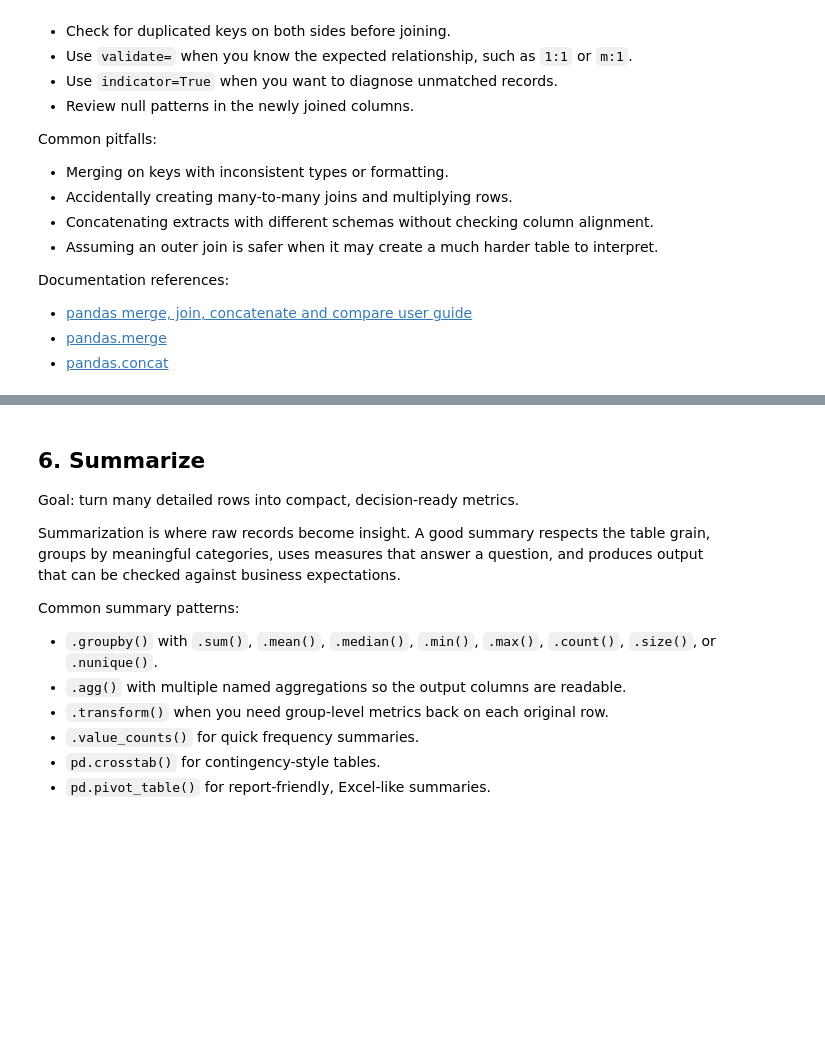
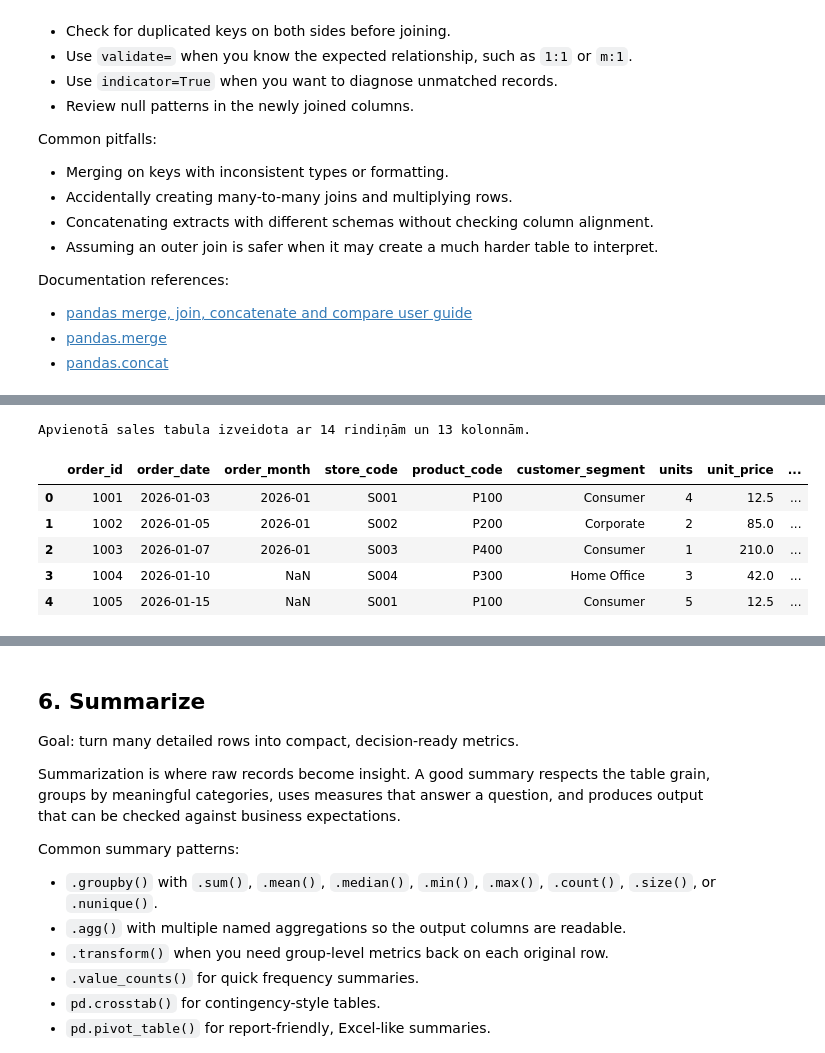
Before and after one commit to ValRCS/RTU_Python_CSP, a Jupyter notebook: notebooks/day4_pandas_full_worfklow_colab.ipynb, the cells around one changed output, grey strips where cells are left out. Cells and saved outputs as stored; diff of their text form; code cells hidden in the pictures; blank space fills up the shorter version.

```diff
--- a/notebooks/day4_pandas_full_worfklow_colab.ipynb
+++ b/notebooks/day4_pandas_full_worfklow_colab.ipynb
@@ -821,0 +943,6 @@ Documentation references:
+# %%
+# tātad ja zinam ka kolonu vairs nevajadzēs tad var to mes nost ar drop
+# mums vairs nevajag order_date_original,	order_date_invalid_flag kolonas
+# šoreiz metīsim tās nost in_place = True , tātad tiks modificēts oriģinālais datu rāmis, nevis jāparraksta pāri
+sales_january_clean.drop(columns=["order_date_original", "order_date_invalid_flag"], inplace=True)
+sales_january_clean.head()
@@ -907,3 +1170,17 @@ Documentation references:
+# %%
+# tagad izveidojam sales tabulu ar concat
+sales_all = pd.concat([sales_january_filtered, sales_february_filtered], ignore_index=True)
+# shape mums parāda cik rindu un kolonu ir datu rāmī, šajā gadījumā mums ir 2000 rindu un 17 kolonnu
+print(f"Apvienotā sales tabula izveidota ar {sales_all.shape[0]} rindiņām un {sales_all.shape[1]} kolonnām.")
+sales_all.head()
+# %% [output]
+Apvienotā sales tabula izveidota ar 14 rindiņām un 13 kolonnām.
+|  | order_id | order_date | order_month | store_code | product_code | customer_segment | units | unit_price | ... |
+| 0 | 1001 | 2026-01-03 | 2026-01 | S001 | P100 | Consumer | 4 | 12.5 | ... |
+| 1 | 1002 | 2026-01-05 | 2026-01 | S002 | P200 | Corporate | 2 | 85.0 | ... |
+| 2 | 1003 | 2026-01-07 | 2026-01 | S003 | P400 | Consumer | 1 | 210.0 | ... |
+| 3 | 1004 | 2026-01-10 | NaN | S004 | P300 | Home Office | 3 | 42.0 | ... |
+| 4 | 1005 | 2026-01-15 | NaN | S001 | P100 | Consumer | 5 | 12.5 | ... |
 # %%
 products_lookup = products_df.copy()
 products_lookup["product_code"] = products_lookup["product_code"].astype("string").str.upper()
```
Also changed, not shown: parts of 22 cells of this notebook, 2 other files.
